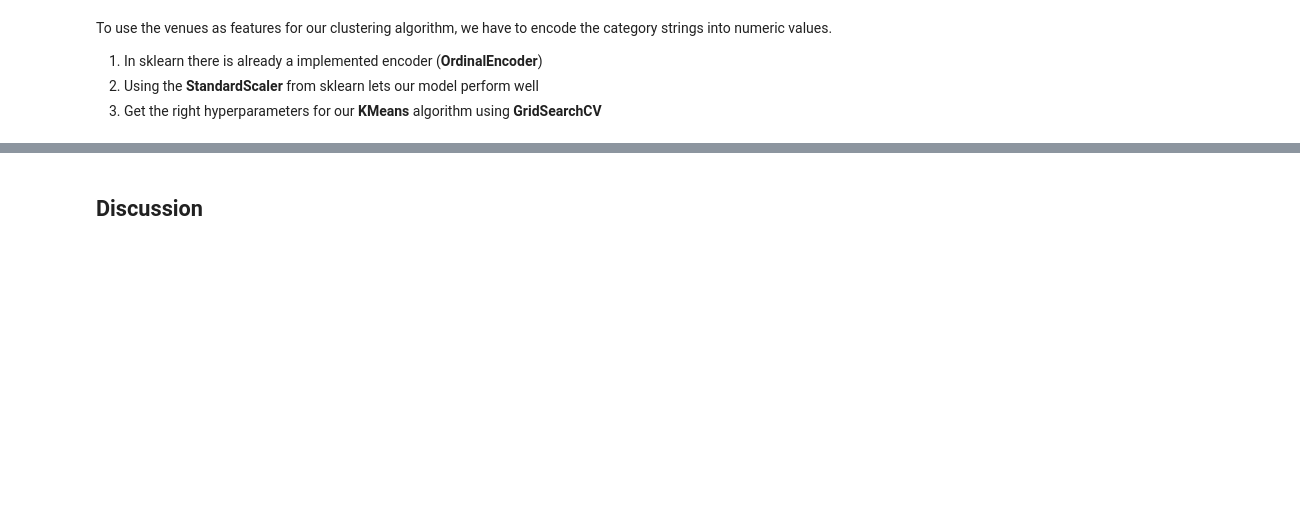
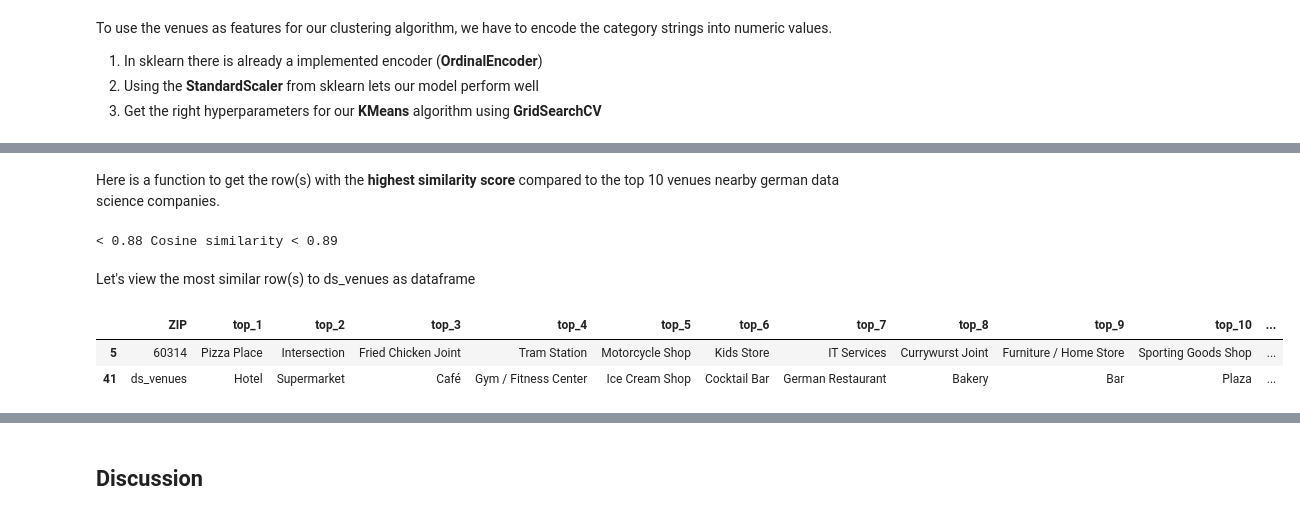
Before and after one commit to marodatavision/Coursera_Capstone, a Jupyter notebook: The_Battle_of_Neighborhoods_Week_1.ipynb, the cells around one changed output, grey strips where cells are left out. Drawn from its saved outputs; the diff is of its cells as text; code cells hidden in the pictures; blank space fills up the shorter version.

```diff
--- a/The_Battle_of_Neighborhoods_Week_1.ipynb
+++ b/The_Battle_of_Neighborhoods_Week_1.ipynb
@@ -582,0 +598,3 @@ Finally we found __2__ candidate locations in Frankfurt for our data science Sta
+# %%
+cosine_sim_venues = cosine_similarity(encoded)
+cosine_sim_venues
@@ -582,0 +615,28 @@ Finally we found __2__ candidate locations in Frankfurt for our data science Sta
+# %% [markdown]
+Here is a function to get the row(s) with the __highest similarity score__ compared to the top 10 venues nearby german data science companies.
+# %%
+def find_most_similar_row(categorical_array, selected_row):
+    for epoch in range(50):
+        similiar_rows = []
+        threshold = (0.50 + (epoch / 100))
+        for i, sm in enumerate(categorical_array[selected_row]):
+            if sm > threshold and i != selected_row:
+                similiar_rows.append(i)
+        if len(similiar_rows) == 0:
+            for j, ca in enumerate(categorical_array[selected_row]):
+                if ca > threshold - 0.01 and j != selected_row:
+                    similiar_rows.append(j)
+            print("< {} Cosine similarity < {}".format(threshold - 0.02, threshold - 0.01))
+            return similiar_rows
+# %%
+most_similar_row = find_most_similar_row(cosine_sim_venues, 41)
+# %% [output]
+< 0.88 Cosine similarity < 0.89
+# %% [markdown]
+Let's view the most similar row(s) to ds_venues as dataframe
+# %%
+clustered_venues.loc[most_similar_row + [41], :]
+# %% [output]
+|  | ZIP | top_1 | top_2 | top_3 | top_4 | top_5 | top_6 | top_7 | top_8 | top_9 | top_10 | ... |
+| 5 | 60314 | Pizza Place | Intersection | Fried Chicken Joint | Tram Station | Motorcycle Shop | Kids Store | IT Services | Currywurst Joint | Furniture / Home Store | Sporting Goods Shop | ... |
+| 41 | ds_venues | Hotel | Supermarket | Café | Gym / Fitness Center | Ice Cream Shop | Cocktail Bar | German Restaurant | Bakery | Bar | Plaza | ... |
```
Also changed, not shown: parts of 35 cells of this notebook, 5 other files.
